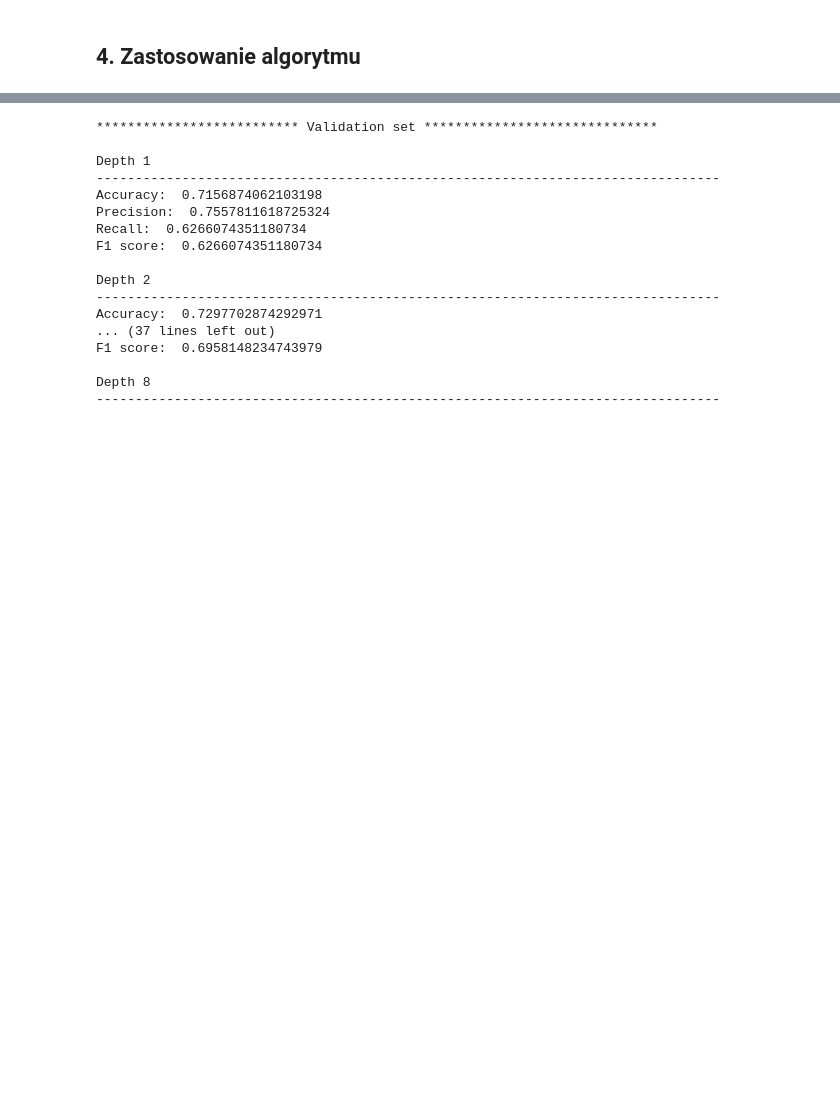
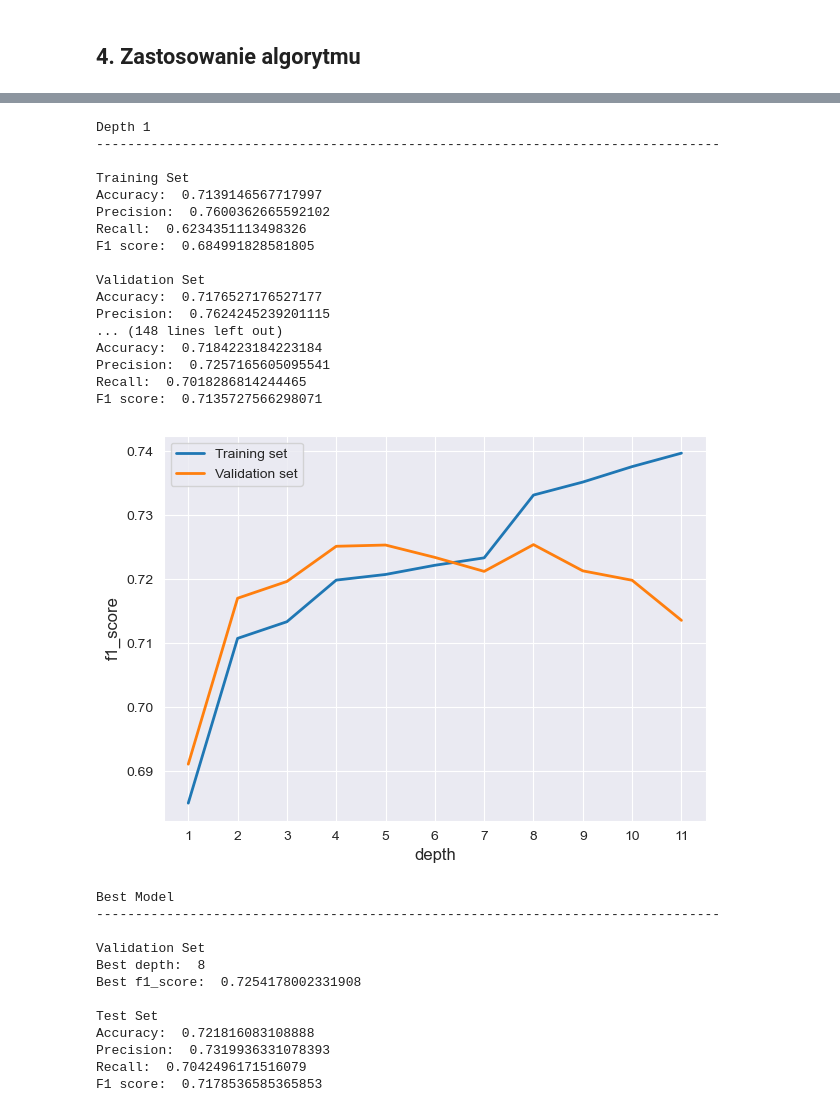
Before and after one commit to AdamixD/WSI, a Jupyter notebook: Lab4/Sprawozdanie z laboratorium 4.ipynb, the cells around one changed output, grey strips where cells are left out. Cells and saved outputs as stored; diff of their text form; code cells hidden in the pictures; blank space fills up the shorter version.

```diff
--- a/Lab4/Sprawozdanie z laboratorium 4.ipynb
+++ b/Lab4/Sprawozdanie z laboratorium 4.ipynb
@@ -72,6 +94,6 @@ X_val, X_test, y_val, y_test = train_test_split(X_val_test, y_val_test, test_siz
 # %%
 class ID3Solver():
-    def __init__(self, depth=float('inf')):
+    def __init__(self, depth=1):
         self.target_label = None
         self.tree = None
         self.depth = depth
@@ -81,8 +103,8 @@ class ID3Solver():
             "depth": self.depth
         }
 
-    def fit(self, X, y, target_label):
-        self.target_label = target_label
+    def fit(self, X, y):
+        self.target_label = y.columns.values[0]
         X[self.target_label] = y
         X.dropna(inplace=True)
         self.tree = self.create_tree(X, self.depth)
@@ -158,7 +182,7 @@ def get_metrics(y_true, y_pred, printing=True):
     accuracy = metrics.accuracy_score(y_true, y_pred)
     precision = metrics.precision_score(y_true, y_pred)
     recall = metrics.recall_score(y_true, y_pred)
-    f1_score = metrics.recall_score(y_true, y_pred)
+    f1_score = metrics.f1_score(y_true, y_pred)
 
     if printing:
         print("Accuracy: ", accuracy)
@@ -167,4 +191,27 @@ def get_metrics(y_true, y_pred, printing=True):
         print("F1 score: ", f1_score)
 
     return [accuracy, precision, recall, f1_score]
+# %%
+def plot_history(train_history, validation_history, metric):
+    plt.figure(figsize=(7, 5))
+    plt.plot(train_history, linewidth=2, label="Training set")
+    plt.xticks(np.arange(0, len(train_history)), np.arange(1, len(train_history) + 1))
+    plt.plot(validation_history, linewidth=2, label="Validation set")
+    plt.xticks(np.arange(0, len(validation_history)), np.arange(1, len(validation_history) + 1))
+    plt.xlabel('depth', fontsize=12)
+    plt.ylabel(f'{metric}', fontsize=12)
+    plt.legend(loc="upper left", fontsize=10)
+    plt.show()
+# %%
+def plot_confusion_matrix(y_test, y_pred):
+    cf_matrix = metrics.confusion_matrix(y_test, y_pred)
+    group_names = ['True Neg','False Pos','False Neg','True Pos']
+    group_counts = ["{0:0.0f}".format(value) for value in cf_matrix.flatten()]
+    group_percentages = ["{0:.2%}".format(value) for value in cf_matrix.flatten()/np.sum(cf_matrix)]
+    labels = [f"{v1}\n{v2}\n{v3}" for v1, v2, v3 in zip(group_names,group_counts,group_percentages)]
+    labels = np.asarray(labels).reshape(2, 2)
+
+    sns.heatmap(cf_matrix, center=True, annot=labels, fmt="", cmap='viridis')
+    plt.title("Confusion matrix for test set")
+    plt.show()
 # %%
@@ -219,30 +288,45 @@ def determine_the_best_model(target_label, X_train, y_train, X_val, y_val, X_tes
 # %%
-best_model = determine_the_best_model(target_label=target_label,
+best_model_1_f1 = determine_the_best_model(
                          X_train=X_train,
                          y_train=y_train,
                          X_val=X_val,
                          y_val=y_val,
                          X_test=X_test,
                          y_test=y_test,
-                         depth_range=10,
+                         depth_range=11,
                          main_metric='f1_score',
-                         print_model=False
+                         print_model=False,
+                         plot_results=True,
+                         plot_conf_matrix=True
                          )
 # %% [output]
-************************** Validation set ******************************
-
 Depth 1
 --------------------------------------------------------------------------------
-Accuracy:  0.7156874062103198
-Precision:  0.7557811618725324
-Recall:  0.6266074351180734
-F1 score:  0.6266074351180734
 
-Depth 2
---------------------------------------------------------------------------------
-Accuracy:  0.7297702874292971
-... (37 lines left out)
-F1 score:  0.6958148234743979
+Training Set
+Accuracy:  0.7139146567717997
+Precision:  0.7600362665592102
+Recall:  0.6234351113498326
+F1 score:  0.684991828581805
 
-Depth 8
---------------------------------------------------------------------------------
+Validation Set
+Accuracy:  0.7176527176527177
+Precision:  0.7624245239201115
+... (148 lines left out)
+Accuracy:  0.7184223184223184
+Precision:  0.7257165605095541
+Recall:  0.7018286814244465
+F1 score:  0.7135727566298071
+[figure, added]
+Best Model
+--------------------------------------------------------------------------------
+
+Validation Set
+Best depth:  8
+Best f1_score:  0.7254178002331908
+
+Test Set
+Accuracy:  0.721816083108888
+Precision:  0.7319936331078393
+Recall:  0.7042496171516079
+F1 score:  0.7178536585365853
```
Also changed, not shown: parts of 45 cells of this notebook, 3 other files.
